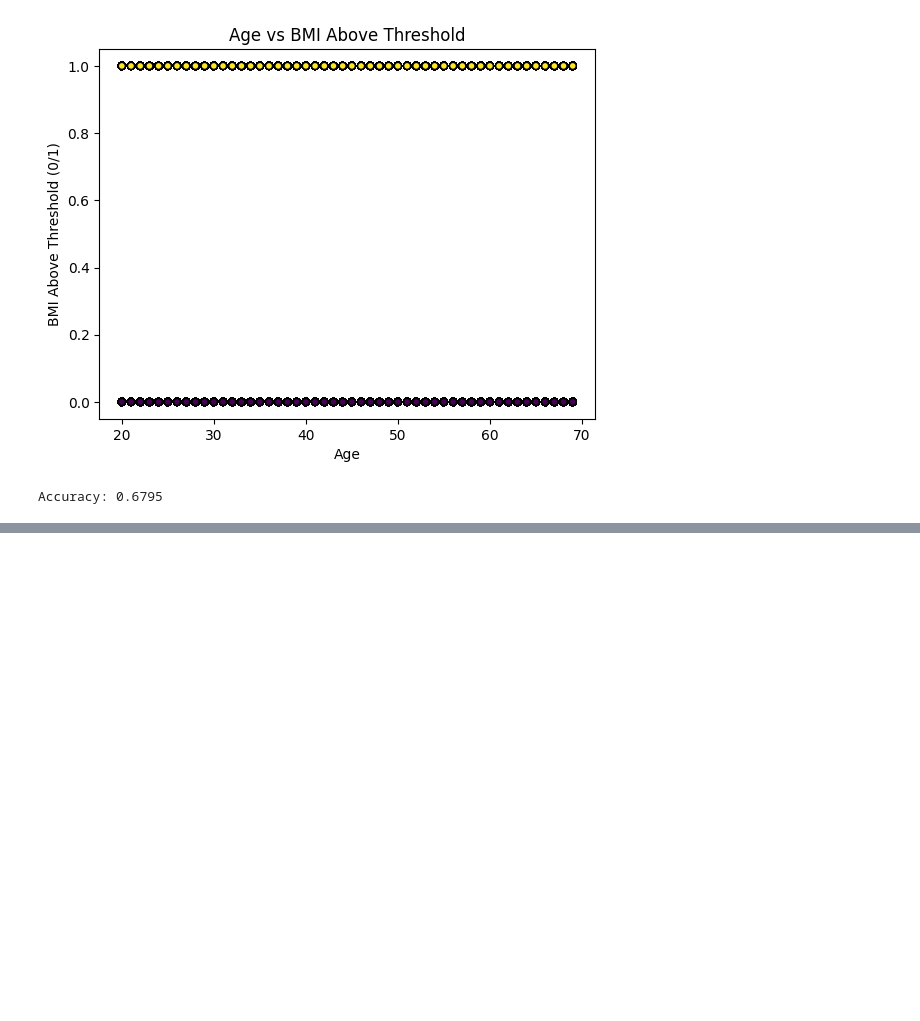
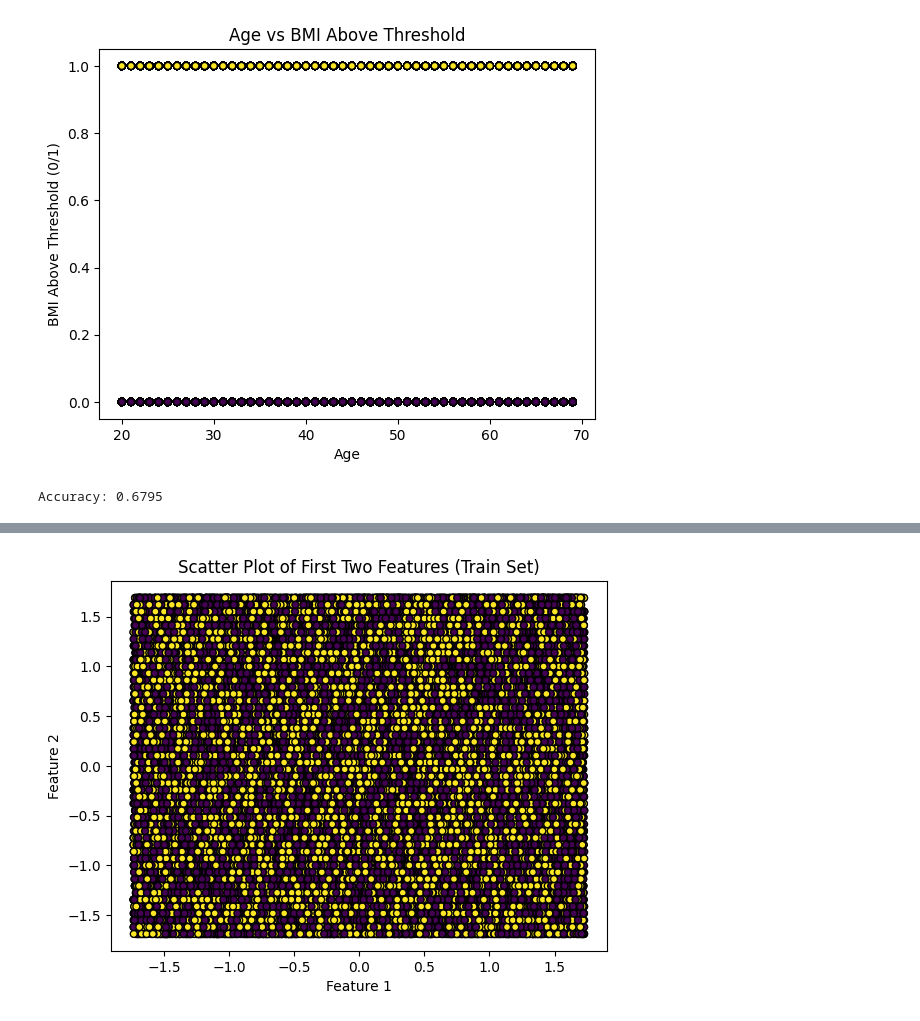
Before and after one commit to STRANGER-93/Data-Science, a Jupyter notebook: DS Project/projectmain1.ipynb, the cells around one changed output, grey strips where cells are left out. Drawn from its saved outputs; the diff is of its cells as text; code cells hidden in the pictures; blank space fills up the shorter version.

```diff
--- a/DS Project/projectmain1.ipynb
+++ b/DS Project/projectmain1.ipynb
@@ -996,0 +886,58 @@ Final weights after 4999 iterations: [5.98165259 1.33916045]
+# %%
+import numpy as np
+import matplotlib.pyplot as plt
+from sklearn.metrics import accuracy_score
+
+def sigmoid(x):
+    return 1 / (1 + np.exp(-x))
+
+def h_theta(X, w):
+    return sigmoid(X @ w)
+
+def gradient(X, y, w):
+    m = X.shape[0]
+    h = h_theta(X, w)
+    error = h - y
+    loss = -np.sum(y * np.log(h + 1e-9) + (1 - y) * np.log(1 - h + 1e-9)) / m  # Avoid log(0) issue
+    grad = np.dot(X.T, error) / m
+    return loss, grad
+
+def mini_batch_GD(X, y, max_iter=5000, batch_size=32, learning_rate=0.01):
+    w = np.zeros(X.shape[1])  # Initialize weights
+    l_rate = 0.01  # Learning rate
+    batch_size = int(0.1 * X.shape[0])
+    for i in range(max_iter):
+        # Select a random batch
+        idx = np.random.randint(0, X.shape[0] - batch_size + 1)
+        batch_X, batch_y = X[idx:idx+batch_size], y[idx:idx+batch_size]
+
+        # Compute gradient
+        loss, grad = gradient(batch_X, batch_y, w)
+
+        # Update weights
+        w = w- l_rate * grad
+
+        if i % 500 == 0:
+            print(f"Iteration {i}, Loss: {loss:.4f}")
+
+    return w,i
+
+# Train the model using Mini-Batch GD
+w,i = mini_batch_GD(X_train, y_train, max_iter=5000)
+
+# Predict probabilities and convert to binary output
+y_pred_prob = h_theta(X_test, w)
+y_pred = np.round(y_pred_prob)
+
+# Evaluate Model Performance
+accuracy = accuracy_score(y_test, y_pred)
+
+print(f"\nFinal Accuracy: {accuracy:.2f}")
+
+# Scatter plot of first two features
+plt.scatter(X_train[:, 1], X_train[:, 2], c=y_train, s=25, edgecolor='k')
+plt.xlabel('Feature 1')
+plt.ylabel('Feature 2')
+plt.title('Scatter Plot of First Two Features (Train Set)')
+plt.show()
+# %% [output]
@@ -996,0 +956 @@ Final weights after 4999 iterations: [5.98165259 1.33916045]
+[figure, added]
```
Also changed, not shown: parts of 2 cells of this notebook.
